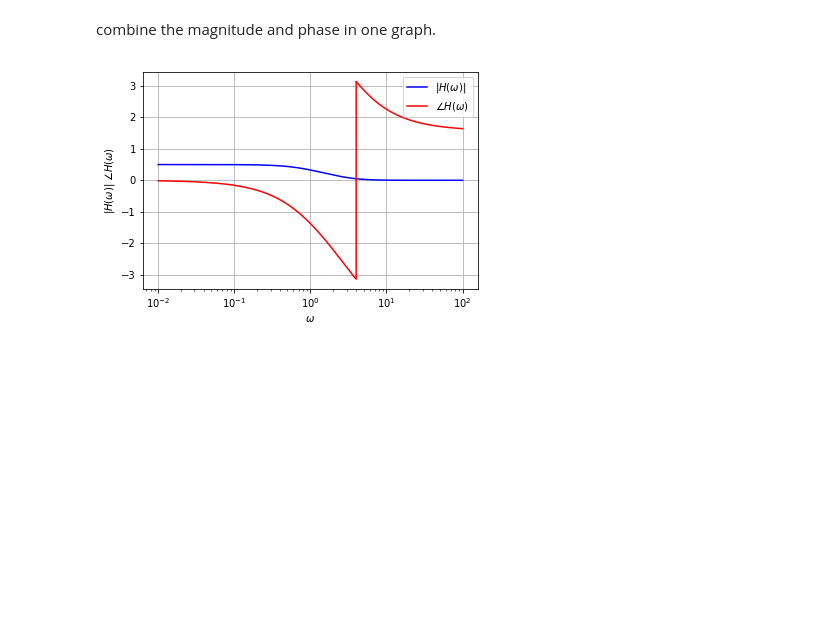
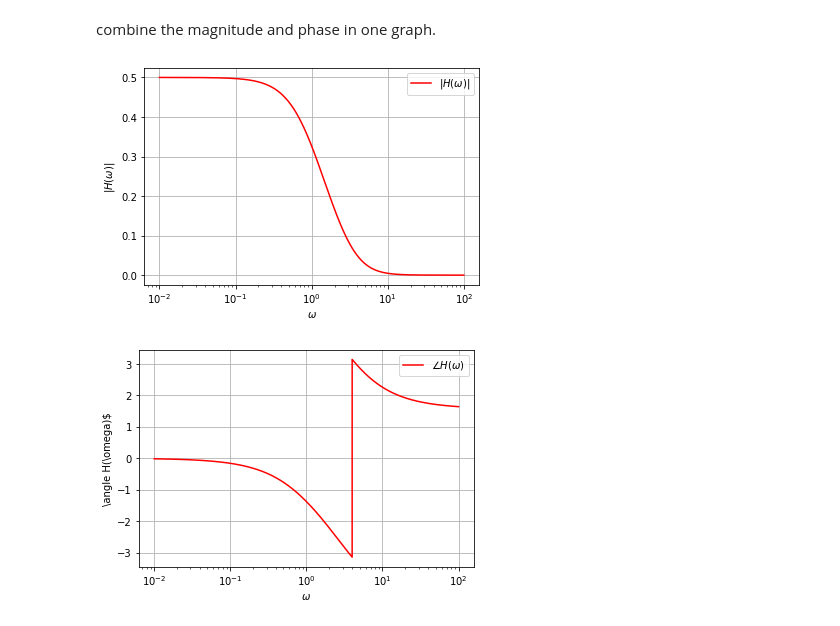
Before and after one commit to jupyterphysics/SystemsSignalsModels, a Jupyter notebook: M4Functions.ipynb, the cells around one changed output. Cells and saved outputs as stored; diff of their text form; code cells hidden in the pictures; blank space fills up the shorter version.

```diff
--- a/M4Functions.ipynb
+++ b/M4Functions.ipynb
@@ -158,12 +191,18 @@ plt.show()
 combine the magnitude and phase in one graph.
 # %%
 plt.figure()
-plt.semilogx(w,np.abs(H),"b",label=r'$|H(\omega)|$')
+plt.semilogx(w,np.abs(H),"r",label=r'$|H(\omega)|$')
+plt.xlabel (r'$\omega$')
+plt.ylabel (r'$|H(\omega)|$')
+plt.legend()
+plt.grid(True)
+plt.figure()
 plt.semilogx(w,np.angle(H),"r",label=r'$\angle H(\omega)$')
 plt.xlabel (r'$\omega$')
-plt.ylabel (r'$|H(\omega)| \; \angle H(\omega)$')
+plt.ylabel (r'\angle H(\omega)$')
 plt.legend()
 plt.grid(True)
 plt.show()
 # %% [output]
-[figure, old version]
+[figure, new version]
+[figure, added]
```
Also changed, not shown: parts of 16 cells of this notebook.
